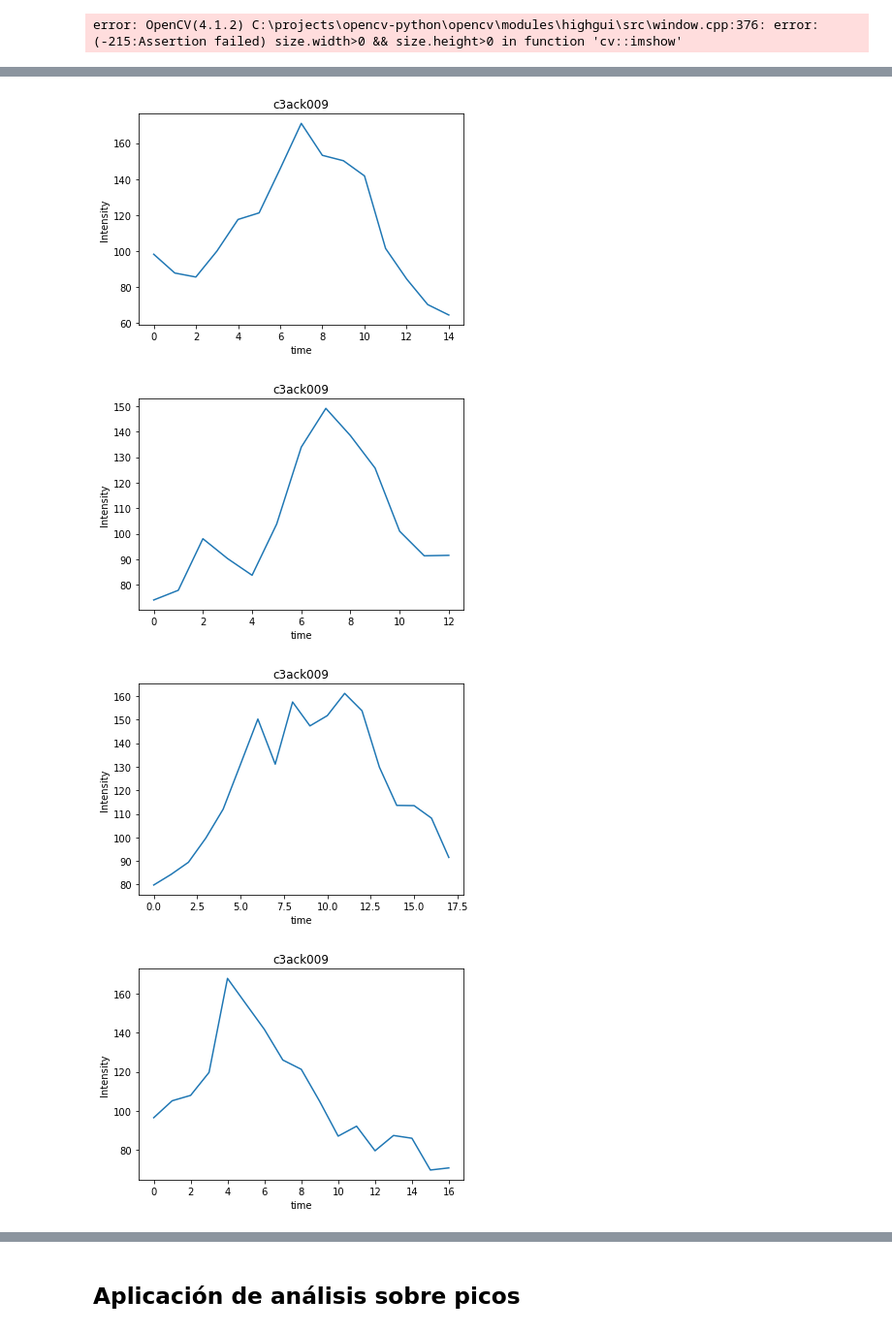
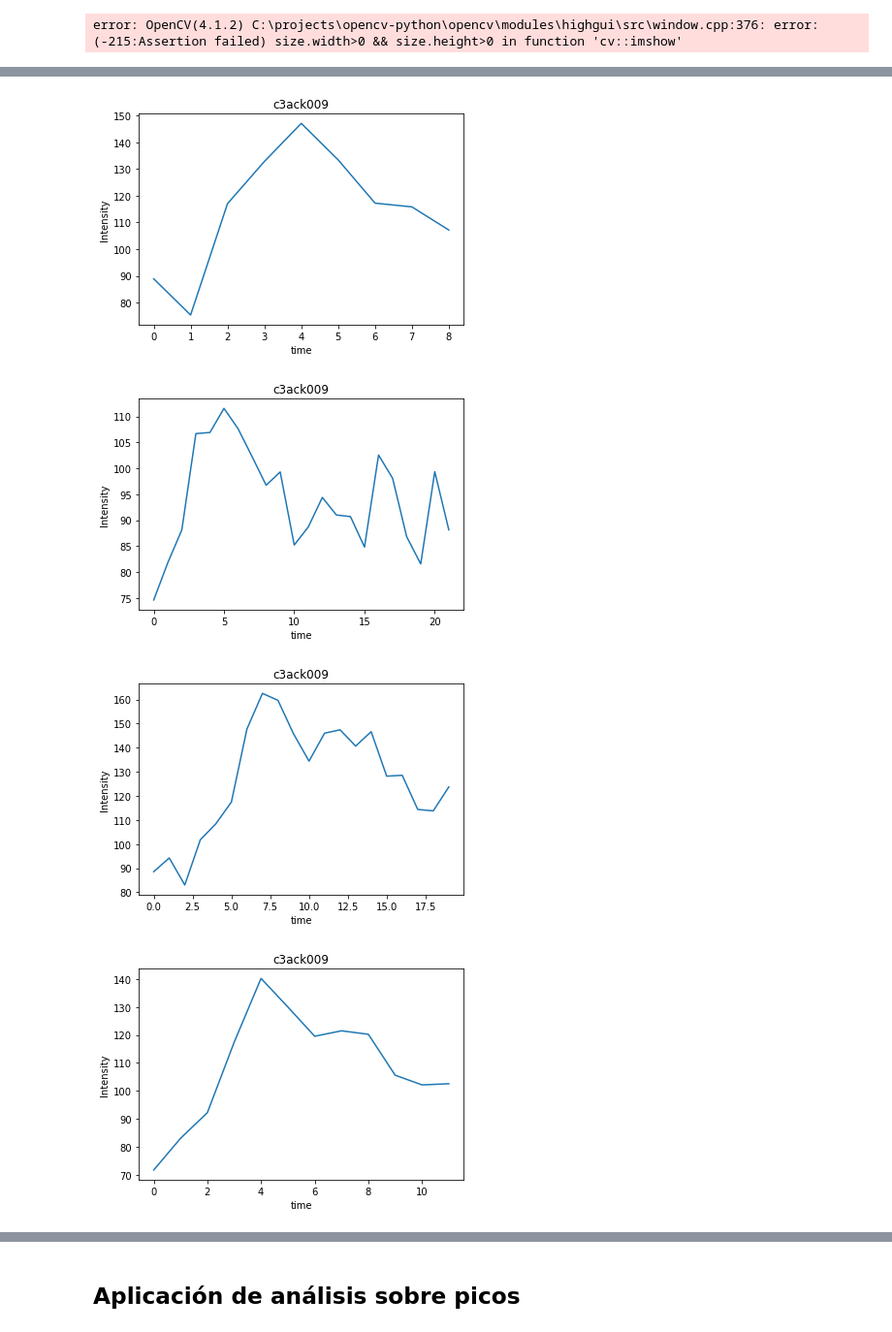
Before and after one commit to CardiAP/DesktopApp, a Jupyter notebook: Sparks_analysis.ipynb, the cells around one changed output, grey strips where cells are left out. Shown at 97% size. Drawn from its saved outputs; the diff is of its cells as text; code cells hidden in the pictures.

```diff
--- a/Sparks_analysis.ipynb
+++ b/Sparks_analysis.ipynb
@@ -39,7 +53,7 @@ def rotation (image_path, degrees):
     import numpy
     from PIL import Image
     import cv2
-    im = Image.open(image_path)
+    im = Image.fromarray(image_path)
     im = im.rotate(degrees)
     im = numpy.array(im)
 
@@ -76,9 +90,11 @@ def track_contours (c, image, track_number):
     x_data = np.asarray(range(x,x+w),dtype=np.float64)
     #análisis de cada spark
     SI = Image.fromarray(ROI.astype(np.uint8))
-    img_row_sum = np.mean(SI,axis=0) #lista de datos del histograma
-    img_row_sum = [x.mean() for x in img_row_sum]
-    return img_row_sum
+    img_col_mean = np.mean(SI,axis=0) #lista de datos del histograma por columna
+    img_row_mean = np.mean(SI,axis=1) #lista de datos del histograma por fila
+    img_col_mean = [x.mean() for x in img_col_mean]
+    img_row_mean = [x.mean() for x in img_row_mean]
+    return img_row_mean , img_col_mean
 # %%
 if __name__ == '__main__' :
 
@@ -170,21 +186,17 @@ beta -42.5
 # %%
-import cv2
-import numpy as np
-from PIL import Image
-
 dilate = filtration (auto_result)[0]
 original = filtration (auto_result)[1]
 
 cnts = find_contourns (dilate)    # Find contours
 
 # Iterate thorugh contours and filter for ROI
-list_img_row = []
+list_img_col = []
 track_number = 0
 for c in cnts:
-    img_row_sum = track_contours (c, auto_result, track_number)
+    img_col_mean = track_contours (c, auto_result, track_number) [0]
     track_number +=1
-    list_img_row.append (img_row_sum)
-plot_histogram (img_row_sum, nombre_foto, "time", "Intensity")    #gráfico de histograma
+    list_img_col.append (img_col_mean)
+    plot_histogram (img_col_mean, nombre_foto, "time", "Intensity")    #gráfico de histograma
 
 #     cv2.imwrite("ROI_{}.png".format(track_number), ROI)
 #     track_number += 1
@@ -201,4 +213,4 @@ display_image ('image' , auto_result)
-[figure, old version]
+[figure, new version]
-[figure, old version]
+[figure, new version]
-[figure, old version]
+[figure, new version]
-[figure, old version]
+[figure, new version]
```
Also changed, not shown: parts of 13 cells of this notebook.
